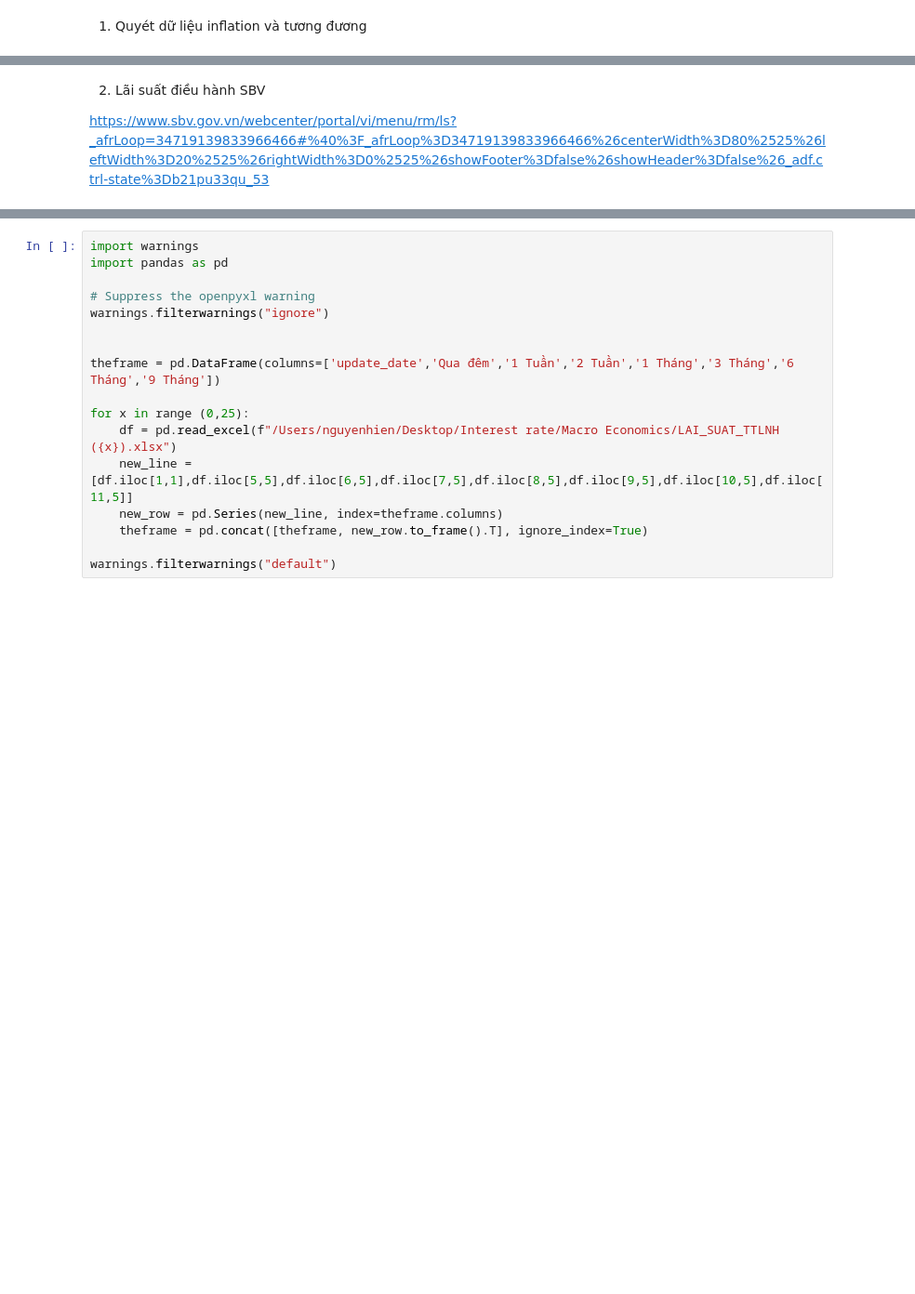
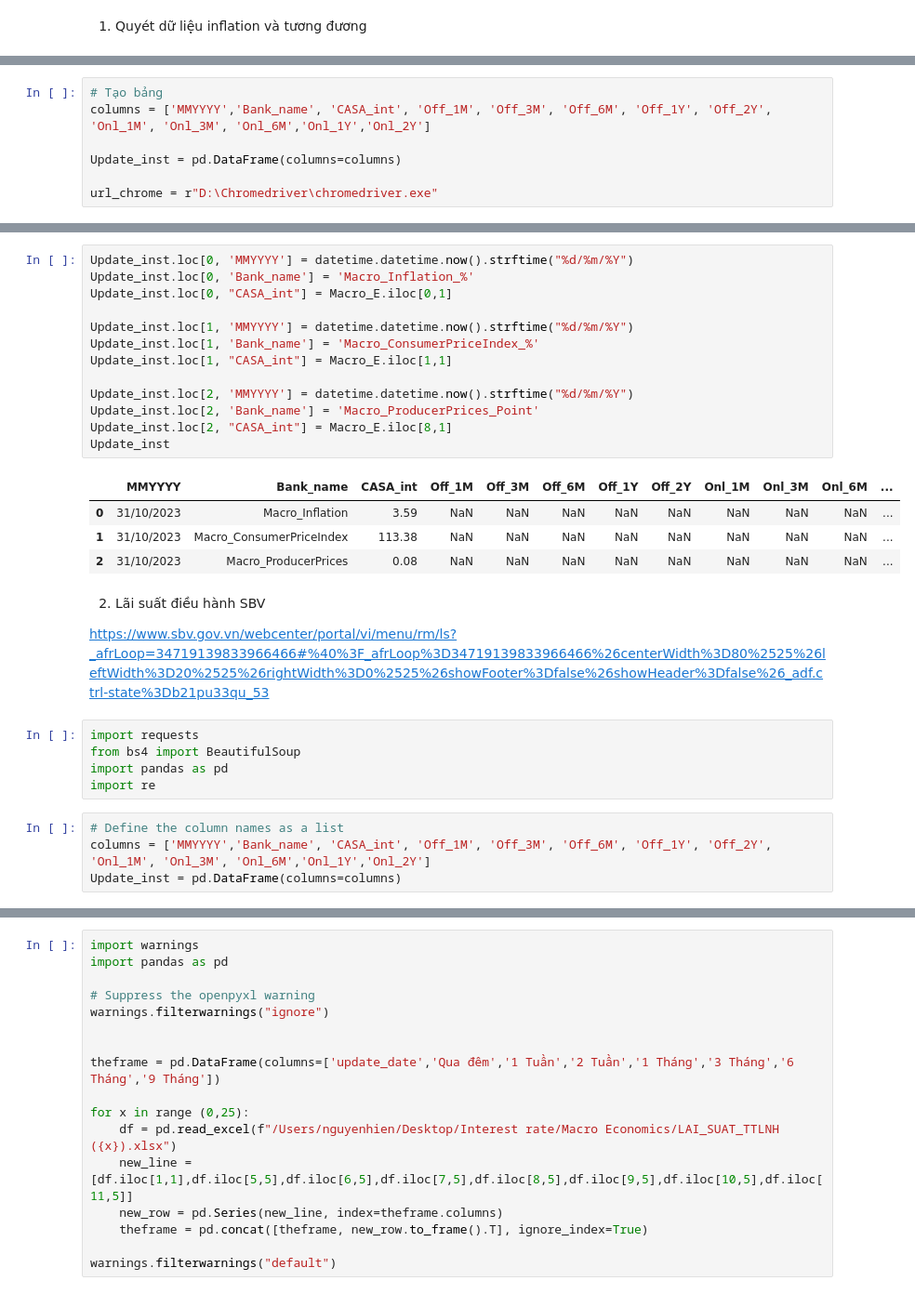
Before and after one commit to Hiienng/Analysis_TopSpendingCountries, a Jupyter notebook: Combine_LSLNH.ipynb, the cells around one changed output, grey strips where cells are left out. Shown at 93% size. Cells and saved outputs as stored; diff of their text form; blank space fills up the shorter version.

```diff
--- a/Combine_LSLNH.ipynb
+++ b/Combine_LSLNH.ipynb
@@ -15 +16,8 @@ response
+# %%
+# Tạo bảng
+columns = ['MMYYYY','Bank_name', 'CASA_int', 'Off_1M', 'Off_3M', 'Off_6M', 'Off_1Y', 'Off_2Y', 'Onl_1M', 'Onl_3M', 'Onl_6M','Onl_1Y','Onl_2Y']
+
+Update_inst = pd.DataFrame(columns=columns)
+
+url_chrome = r"D:\Chromedriver\chromedriver.exe"
 # %%
@@ -44,5 +60,32 @@ Yêu cầu không thành công.
+# %%
+Update_inst.loc[0, 'MMYYYY'] = datetime.datetime.now().strftime("%d/%m/%Y")
+Update_inst.loc[0, 'Bank_name'] = 'Macro_Inflation_%'
+Update_inst.loc[0, "CASA_int"] = Macro_E.iloc[0,1]
+
+Update_inst.loc[1, 'MMYYYY'] = datetime.datetime.now().strftime("%d/%m/%Y")
+Update_inst.loc[1, 'Bank_name'] = 'Macro_ConsumerPriceIndex_%'
+Update_inst.loc[1, "CASA_int"] = Macro_E.iloc[1,1]
+
+Update_inst.loc[2, 'MMYYYY'] = datetime.datetime.now().strftime("%d/%m/%Y")
+Update_inst.loc[2, 'Bank_name'] = 'Macro_ProducerPrices_Point'
+Update_inst.loc[2, "CASA_int"] = Macro_E.iloc[8,1]
+Update_inst
+# %% [output]
+|  | MMYYYY | Bank_name | CASA_int | Off_1M | Off_3M | Off_6M | Off_1Y | Off_2Y | Onl_1M | Onl_3M | Onl_6M | ... |
+| 0 | 31/10/2023 | Macro_Inflation | 3.59 | NaN | NaN | NaN | NaN | NaN | NaN | NaN | NaN | ... |
+| 1 | 31/10/2023 | Macro_ConsumerPriceIndex | 113.38 | NaN | NaN | NaN | NaN | NaN | NaN | NaN | NaN | ... |
+| 2 | 31/10/2023 | Macro_ProducerPrices | 0.08 | NaN | NaN | NaN | NaN | NaN | NaN | NaN | NaN | ... |
 # %% [markdown]
 2. Lãi suất điều hành SBV
 
 https://www.sbv.gov.vn/webcenter/portal/vi/menu/rm/ls?_afrLoop=34719139833966466#%40%3F_afrLoop%3D34719139833966466%26centerWidth%3D80%2525%26leftWidth%3D20%2525%26rightWidth%3D0%2525%26showFooter%3Dfalse%26showHeader%3Dfalse%26_adf.ctrl-state%3Db21pu33qu_53
+# %%
+import requests
+from bs4 import BeautifulSoup
+import pandas as pd
+import re
+# %%
+# Define the column names as a list
+columns = ['MMYYYY','Bank_name', 'CASA_int', 'Off_1M', 'Off_3M', 'Off_6M', 'Off_1Y', 'Off_2Y', 'Onl_1M', 'Onl_3M', 'Onl_6M','Onl_1Y','Onl_2Y']
+Update_inst = pd.DataFrame(columns=columns)
 # %%
```
Also changed, not shown: parts of 22 cells of this notebook, 1 other file.
